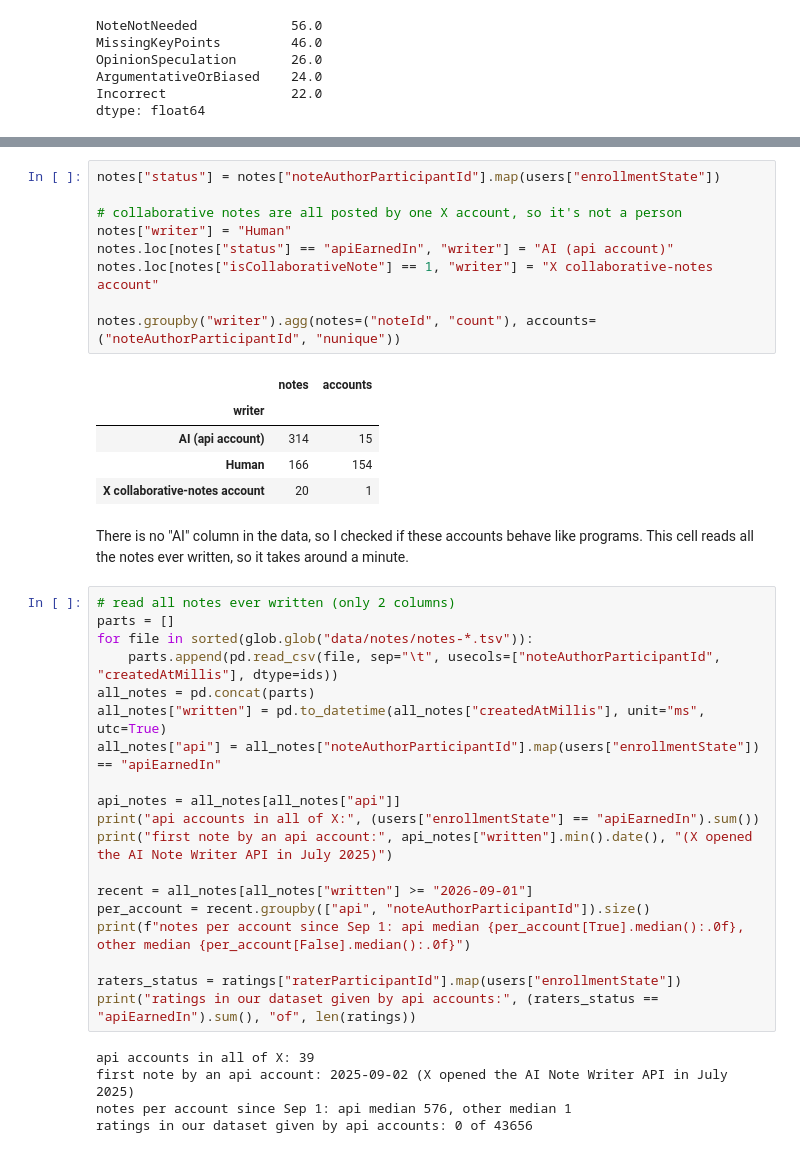
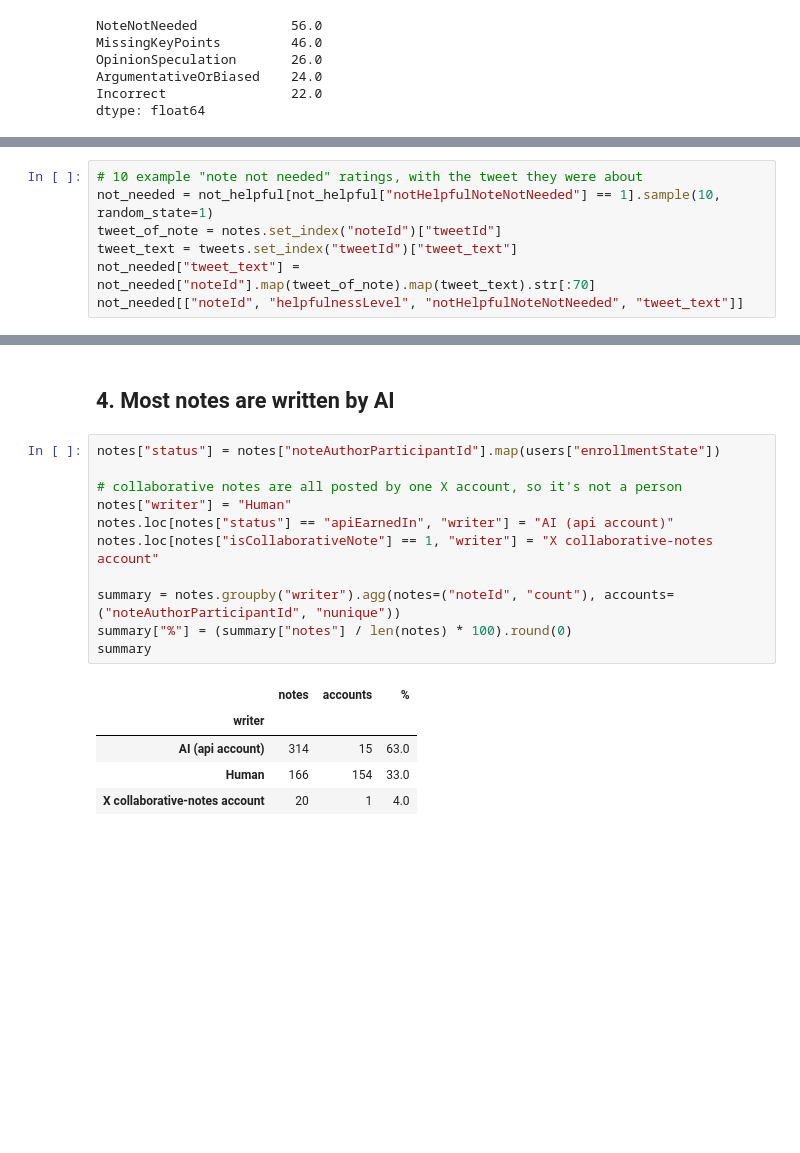
Before and after one commit to Dhanush-0017/community-notes, a Jupyter notebook: eda_summary.ipynb, the cells around one changed output, grey strips where cells are left out. Saved outputs shown, nothing was run; the diff lists cells and outputs as text; blank space fills up the shorter version.

Commit message:
Code Modified and notebook summary included for the Arabia Notes

```diff
--- a/eda_summary.ipynb
+++ b/eda_summary.ipynb
@@ -205,0 +144,7 @@ X lets developers connect AI note writers through an API. In the user file these
+# %%
+# 10 example "note not needed" ratings, with the tweet they were about
+not_needed = not_helpful[not_helpful["notHelpfulNoteNotNeeded"] == 1].sample(10, random_state=1)
+tweet_of_note = notes.set_index("noteId")["tweetId"]
+tweet_text = tweets.set_index("tweetId")["tweet_text"]
+not_needed["tweet_text"] = not_needed["noteId"].map(tweet_of_note).map(tweet_text).str[:70]
+not_needed[["noteId", "helpfulnessLevel", "notHelpfulNoteNotNeeded", "tweet_text"]]
@@ -206,42 +163,19 @@ X lets developers connect AI note writers through an API. In the user file these
+# %% [markdown]
+## 4. Most notes are written by AI
 # %%
 notes["status"] = notes["noteAuthorParticipantId"].map(users["enrollmentState"])
 
 # collaborative notes are all posted by one X account, so it's not a person
 notes["writer"] = "Human"
 notes.loc[notes["status"] == "apiEarnedIn", "writer"] = "AI (api account)"
 notes.loc[notes["isCollaborativeNote"] == 1, "writer"] = "X collaborative-notes account"
 
-notes.groupby("writer").agg(notes=("noteId", "count"), accounts=("noteAuthorParticipantId", "nunique"))
+summary = notes.groupby("writer").agg(notes=("noteId", "count"), accounts=("noteAuthorParticipantId", "nunique"))
+summary["%"] = (summary["notes"] / len(notes) * 100).round(0)
+summary
 # %% [output]
-|  | notes | accounts |
-| writer |  |  |
-| AI (api account) | 314 | 15 |
-| Human | 166 | 154 |
-| X collaborative-notes account | 20 | 1 |
+|  | notes | accounts | % |
+| writer |  |  |  |
+| AI (api account) | 314 | 15 | 63.0 |
+| Human | 166 | 154 | 33.0 |
+| X collaborative-notes account | 20 | 1 | 4.0 |
-# %% [markdown]
-There is no "AI" column in the data, so I checked if these accounts behave like programs.
-This cell reads all the notes ever written, so it takes around a minute.
-# %%
-# read all notes ever written (only 2 columns)
-parts = []
-for file in sorted(glob.glob("data/notes/notes-*.tsv")):
-    parts.append(pd.read_csv(file, sep="\t", usecols=["noteAuthorParticipantId", "createdAtMillis"], dtype=ids))
-all_notes = pd.concat(parts)
-all_notes["written"] = pd.to_datetime(all_notes["createdAtMillis"], unit="ms", utc=True)
-all_notes["api"] = all_notes["noteAuthorParticipantId"].map(users["enrollmentState"]) == "apiEarnedIn"
-
-api_notes = all_notes[all_notes["api"]]
-print("api accounts in all of X:", (users["enrollmentState"] == "apiEarnedIn").sum())
-print("first note by an api account:", api_notes["written"].min().date(), "(X opened the AI Note Writer API in July 2025)")
-
-recent = all_notes[all_notes["written"] >= "2026-09-01"]
-per_account = recent.groupby(["api", "noteAuthorParticipantId"]).size()
-print(f"notes per account since Sep 1: api median {per_account[True].median():.0f}, other median {per_account[False].median():.0f}")
-
-raters_status = ratings["raterParticipantId"].map(users["enrollmentState"])
-print("ratings in our dataset given by api accounts:", (raters_status == "apiEarnedIn").sum(), "of", len(ratings))
-# %% [output]
-api accounts in all of X: 39
-first note by an api account: 2025-09-02 (X opened the AI Note Writer API in July 2025)
-notes per account since Sep 1: api median 576, other median 1
-ratings in our dataset given by api accounts: 0 of 43656
```
Also changed, not shown: parts of 19 cells of this notebook, 8 other files.
